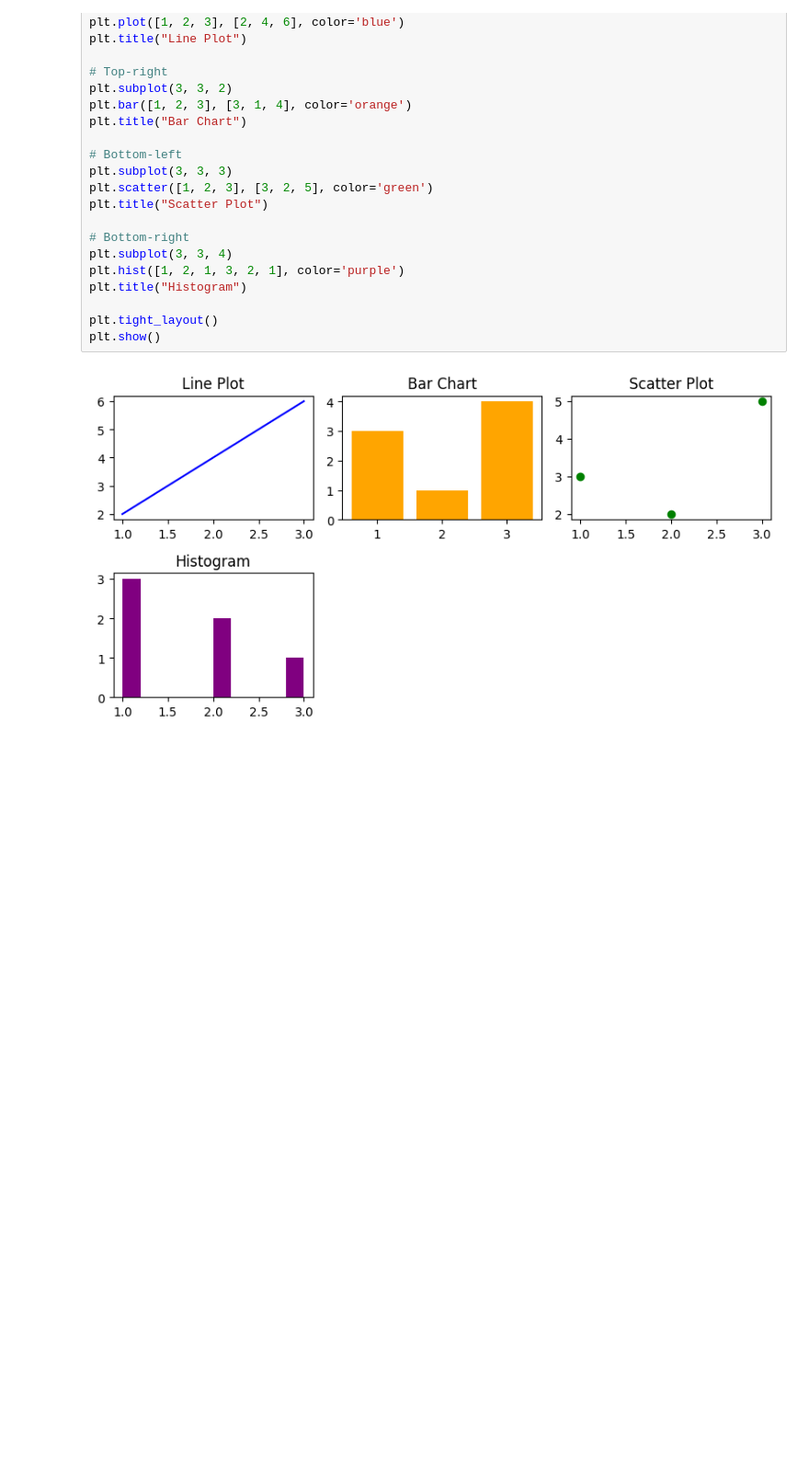
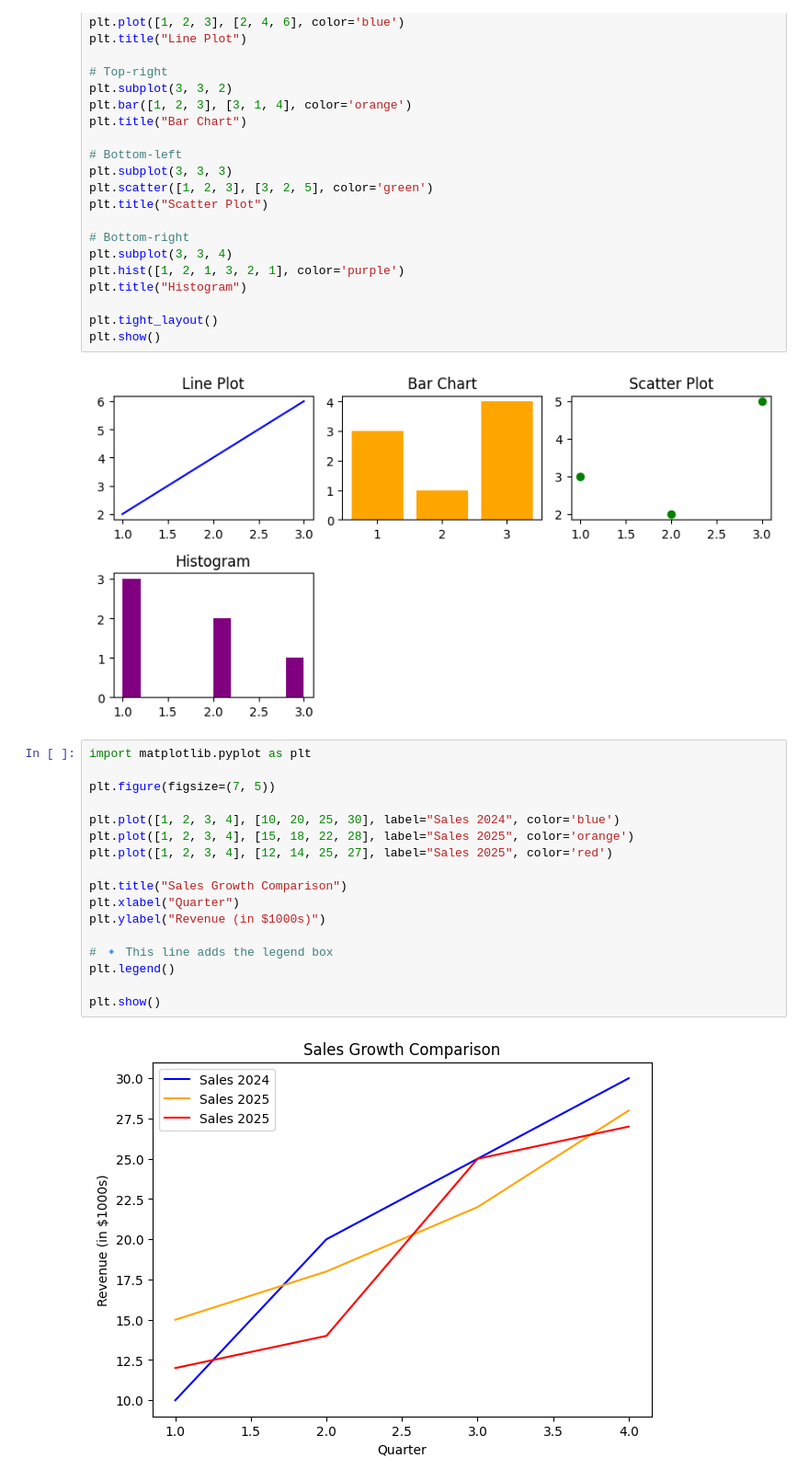
Before and after one commit to kingsleynwafor54/RemoteSkillHub_Python, a Jupyter notebook: Matplotlib_tutorials.ipynb, the cells around one changed output. Shown: that part at 92% size. Drawn from its saved outputs; the diff is of its cells as text; blank space fills up the shorter version.

```diff
--- a/Matplotlib_tutorials.ipynb
+++ b/Matplotlib_tutorials.ipynb
@@ -115,3 +115,22 @@ plt.tight_layout()
 plt.show()
 # %% [output]
 [figure]
+# %%
+import matplotlib.pyplot as plt
+
+plt.figure(figsize=(7, 5))
+
+plt.plot([1, 2, 3, 4], [10, 20, 25, 30], label="Sales 2024", color='blue')
+plt.plot([1, 2, 3, 4], [15, 18, 22, 28], label="Sales 2025", color='orange')
+plt.plot([1, 2, 3, 4], [12, 14, 25, 27], label="Sales 2025", color='red')
+
+plt.title("Sales Growth Comparison")
+plt.xlabel("Quarter")
+plt.ylabel("Revenue (in $1000s)")
+
+# 🔹 This line adds the legend box
+plt.legend()
+
+plt.show()
+# %% [output]
+[figure, added]
```
Also changed, not shown: parts of 2 cells of this notebook.
